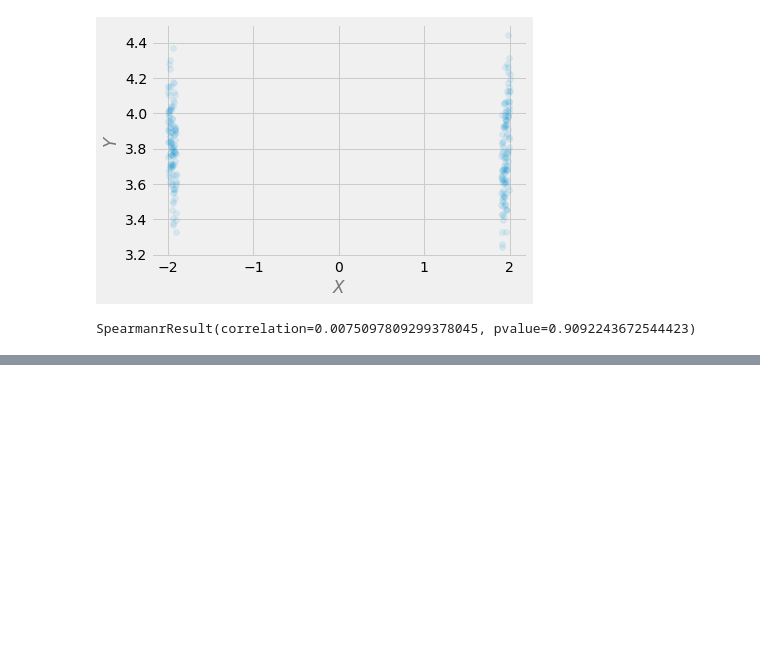
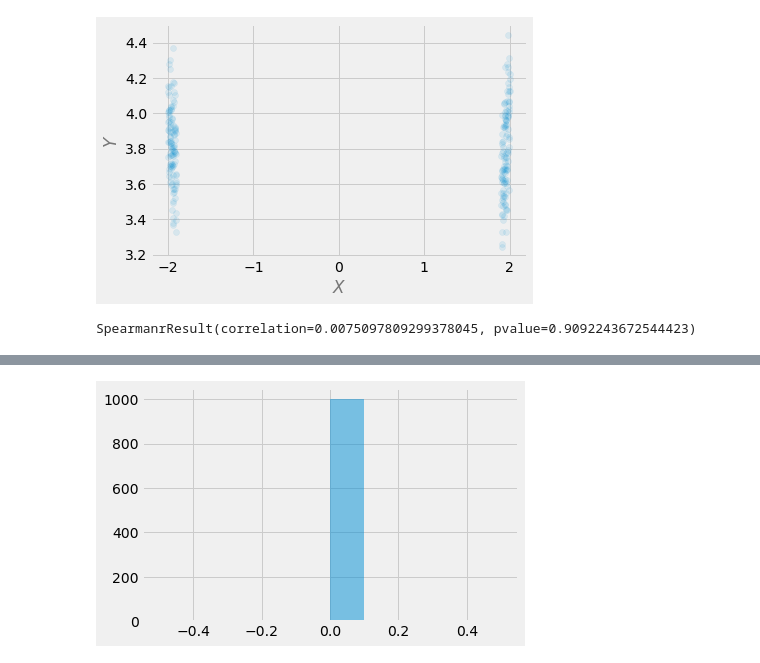
Before and after one commit to AlxndrMlk/Causal-Inference-and-Discovery-in-Python-2nd-Ed, a Jupyter notebook: Chapter_02.ipynb, the cells around one changed output, grey strips where cells are left out. Drawn from its saved outputs; the diff is of its cells as text; code cells hidden in the pictures; blank space fills up the shorter version.

```diff
--- a/Chapter_02.ipynb
+++ b/Chapter_02.ipynb
@@ -186,0 +204,5 @@ SpearmanrResult(correlation=0.0075097809299378045, pvalue=0.9092243672544423)
+# %%
+plt.hist(y, alpha=.5)
+plt.show()
+# %% [output]
+[figure, added]
```
Also changed, not shown: parts of 10 cells of this notebook.
